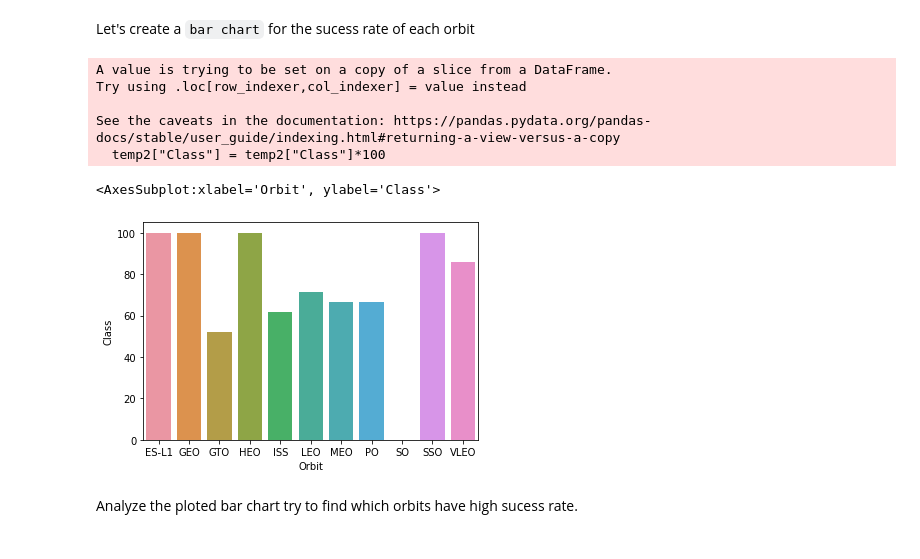
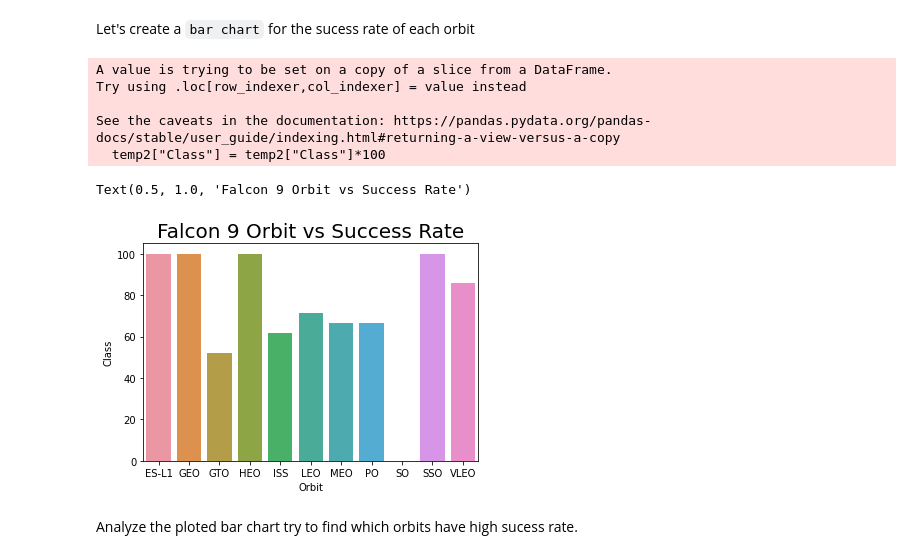
Before and after one commit to danboyden50/AppliedCapstone, a Jupyter notebook: EDA with Data Visualization.ipynb, the cells around one changed output. Drawn from its saved outputs; the diff is of its cells as text; code cells hidden in the pictures.

```diff
--- a/EDA with Data Visualization.ipynb
+++ b/EDA with Data Visualization.ipynb
@@ -115,17 +118,18 @@ Let's create a `bar chart` for the sucess rate of each orbit
 # %%
 # HINT use groupby method on Orbit column and get the mean of Class column
 temp = df.groupby(["Orbit"]).mean().reset_index()
 temp2 = temp[["Orbit", "Class"]]
 temp2["Class"] = temp2["Class"]*100
 sns.barplot(x = "Orbit", y = "Class", data = temp2)
+plt.title("Falcon 9 Orbit vs Success Rate", fontsize=20)
 # %% [output]
 A value is trying to be set on a copy of a slice from a DataFrame.
 Try using .loc[row_indexer,col_indexer] = value instead
 
 See the caveats in the documentation: https://pandas.pydata.org/pandas-docs/stable/user_guide/indexing.html#returning-a-view-versus-a-copy
   temp2["Class"] = temp2["Class"]*100
-<AxesSubplot:xlabel='Orbit', ylabel='Class'>
+Text(0.5, 1.0, 'Falcon 9 Orbit vs Success Rate')
-[figure, old version]
+[figure, new version]
 # %% [markdown]
 Analyze the ploted bar chart try to find which orbits have high sucess rate.
 # %% [markdown]
```
Also changed, not shown: parts of 9 cells of this notebook.
